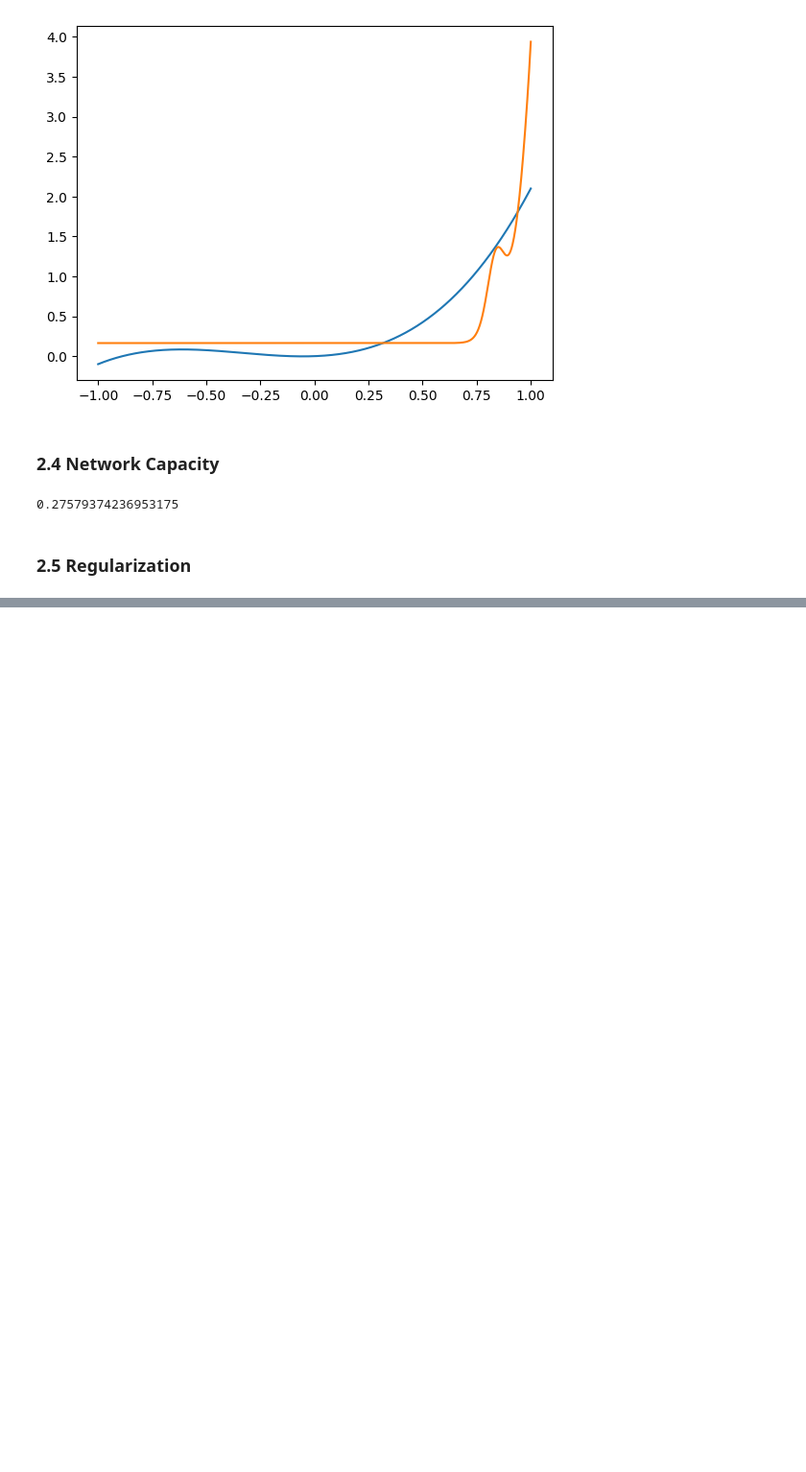
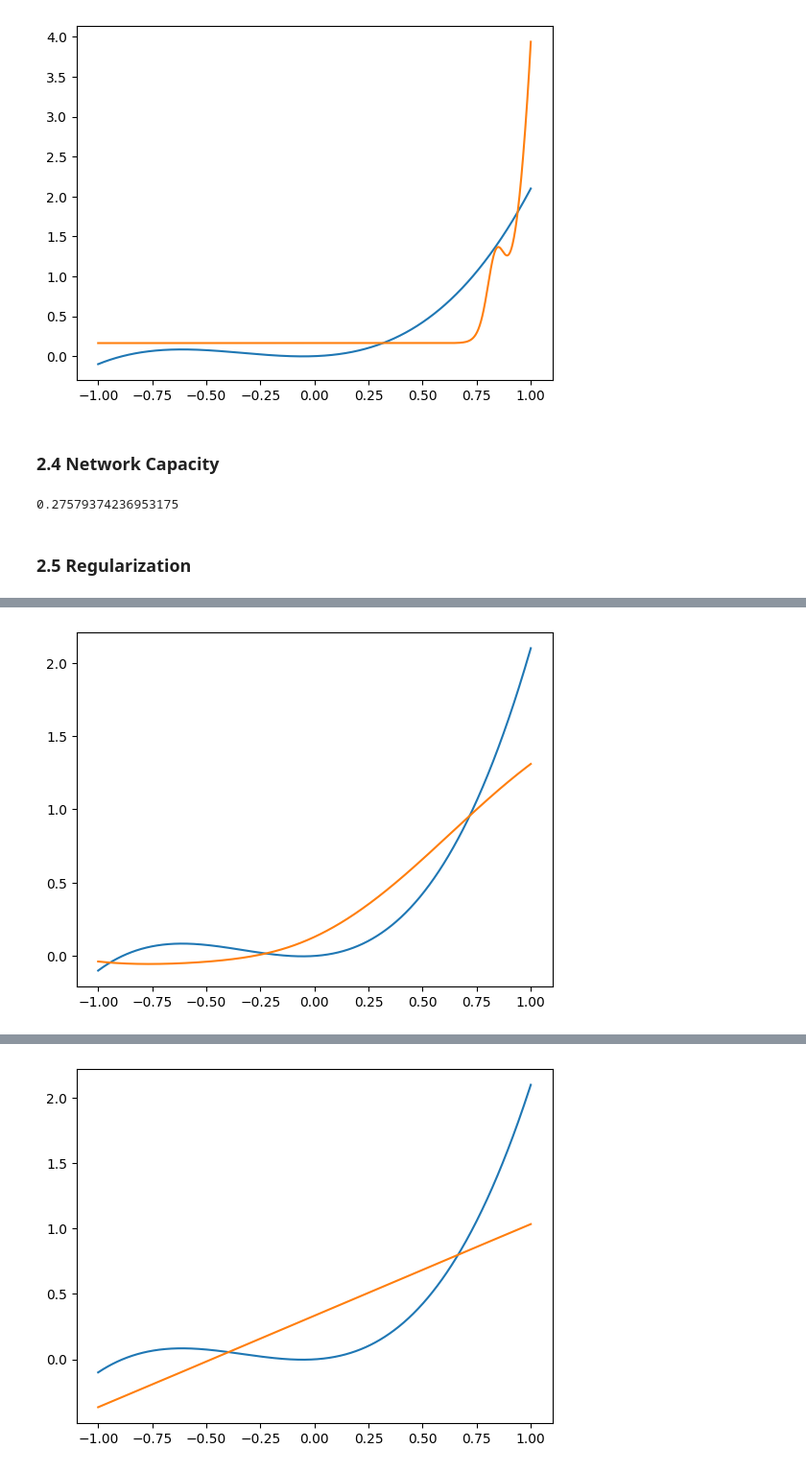
Before and after one commit to PrafulAradhyamth/dlprac, a Jupyter notebook: ProgPractice3-stud.ipynb, the cells around one changed output, grey strips where cells are left out. Shown at 96% size. Cells and saved outputs as stored; diff of their text form; code cells hidden in the pictures; blank space fills up the shorter version.

```diff
--- a/ProgPractice3-stud.ipynb
+++ b/ProgPractice3-stud.ipynb
@@ -648,7 +648,7 @@ class NeuralNetwork():
         self.step = step
         #step defines how often do you want to print the loss output whilst training
 
-    def train(self ,x, y, epochs, decay):
+    def train(self , decay):
         #n_inputs = self.x.shape[1]
 
         losses = np.array([1])
@@ -659,7 +659,7 @@ class NeuralNetwork():
             dLdw1, dLdb1, dLdw2, dLdb2 = cal_gradient(self.x, self.y, y_hat,self.w1, self.b1, self.w2, self.b2)
             self.w1, self.b1, self.w2, self.b2 = update_parameters(self.w1, self.b1, self.w2, self.b2, dLdw1, dLdb1, dLdw2, dLdb2, self.learning_rate)
             # You can modify here to add the gradients for the regularization terms
-            self.w1, self.b1, self.w2, self.b2 =   decay*self.w1, decay*self.b1, decay*self.w2, decay*self.b2
+
 
             if (i+1) % self.step == 0:
                 loss = mse(self.y, y_hat)
@@ -667,7 +667,7 @@ class NeuralNetwork():
                 #print(self.y,y_hat)
                 print(f"Epoch: {i+1}, Loss: {loss}")
 
-        return self.w1 , self.b1, self.w2, self.b2 ,losses
+        return decay*self.w1, decay*self.b1, decay*self.w2, decay*self.b2 ,losses
 
 
     def losses(losses):
@@ -683,0 +681,32 @@ class NeuralNetwork():
+# %%
+# TODO: train neural networks with different learning rates
+# TODO: visualize the results
+
+n_samples = 1000
+x , y = create_toy_dataset(n_samples)
+
+
+# TODO: hyperparameters, parameter initialization, Initialize weights and biases
+# different types of initialization are:
+# 'Zero','Random','Xavier','HE','Uniform','Pretrained'
+w1, b1, w2, b2 = initialize_parameters(method = 'Pretrained', num_neurons = 500)
+
+epcohs = 5000
+step = 500
+learning_rate = 0.01
+
+for i in range(1,6):
+    decay = 10**(-i)
+    # TODO: training
+    NN = NeuralNetwork(x, y, w1, b1, w2, b2, learning_rate, epcohs, step)
+    w1, b1, w2, b2 , losses = NN.train(decay)
+    #x, y,  w1, b1,  w2, b2, learning_rate , epcohs
+    # Normalize the input data
+    #X_normalized = X / np.max(X)
+    # Train the neural network
+    # Predict using the trained network
+    predictions = NN.predict()
+    plt.plot(x,y)
+    plt.plot(x,predictions)
+    plt.show()
+# %% [output]
@@ -683,0 +723 @@ class NeuralNetwork():
+[figure, added]
@@ -683,0 +734 @@ class NeuralNetwork():
+[figure, added]
```
Also changed, not shown: parts of 2 cells of this notebook.
